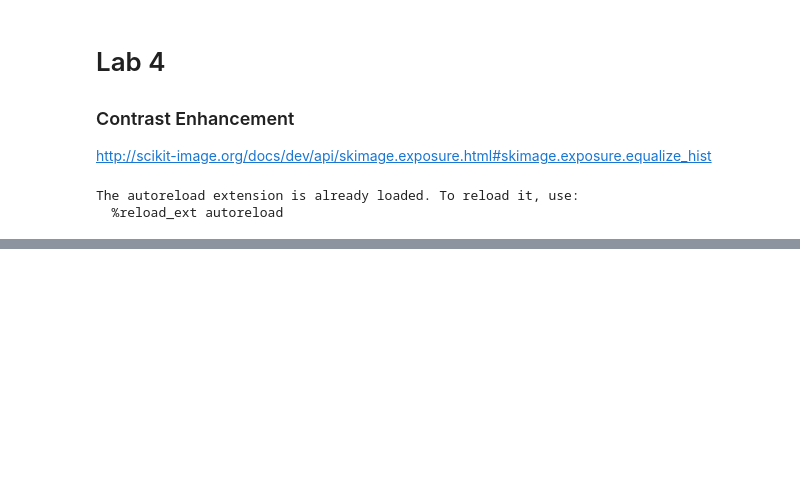
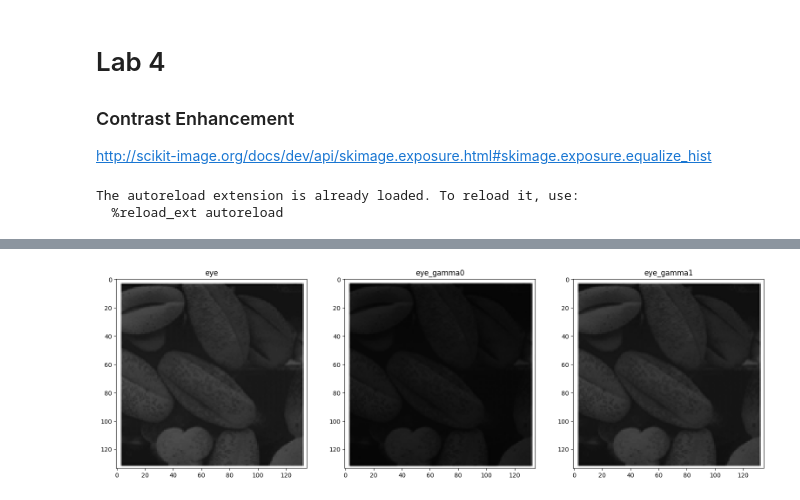
Before and after one commit to MoBahgat010/Image-Processing, a Jupyter notebook: Lab 4/Lab4_STD.ipynb, the cells around one changed output, grey strips where cells are left out. Cells and saved outputs as stored; diff of their text form; code cells hidden in the pictures; blank space fills up the shorter version.

```diff
--- a/Lab 4/Lab4_STD.ipynb
+++ b/Lab 4/Lab4_STD.ipynb
@@ -72,3 +75,17 @@ show_images([bird_gray, bird_gamma], ['bird', 'gamma bird'])
+# %%
+'''
+3
+Gamma Correction
+'''
+
+def Gamma_Correction(img: np.ndarray, c: float, gamma: float) -> np.ndarray:
+    return c * np.exp(gamma * img)
+
+eye_gamma0 = Gamma_Correction(eye_gray, 1, 3)
+eye_gamma1 = Gamma_Correction(eye_gray, 1, 0.5)
+show_images([eye_gray, eye_gamma0, eye_gamma1], ['eye', 'eye_gamma0', 'eye_gamma1'])
+# %% [output]
+[figure, added]
 # %%
 '''
 4 Histogram Eq.
```
Also changed, not shown: parts of 6 cells of this notebook, 2 other files.
